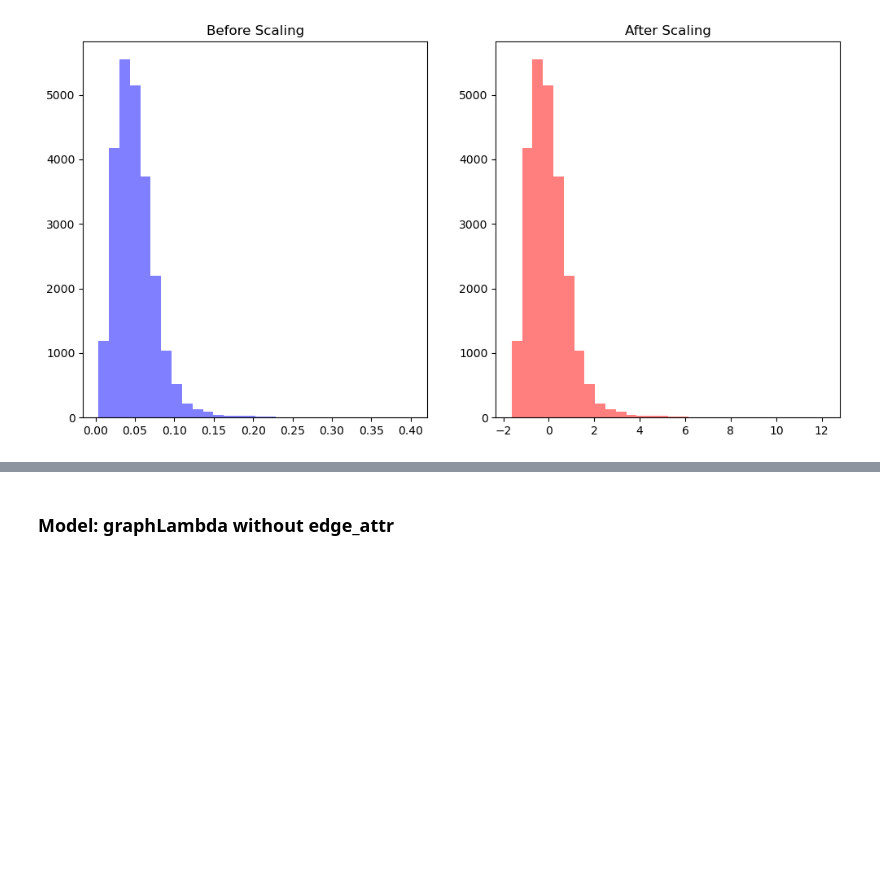
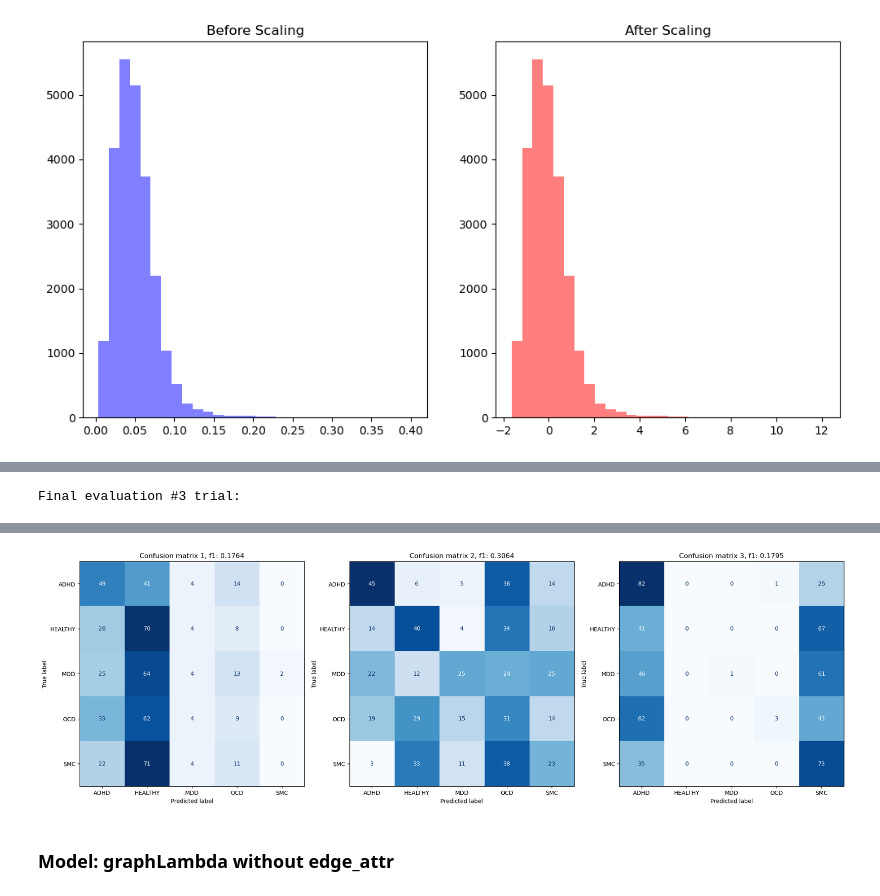
Before and after one commit to TSmolders/Internship_EEG, a Jupyter notebook: 7c_gcn_multiclass_classification.ipynb, the cells around one changed output, grey strips where cells are left out. Saved outputs shown, nothing was run; the diff lists cells and outputs as text; code cells hidden in the pictures; blank space fills up the shorter version.

```diff
--- a/7c_gcn_multiclass_classification.ipynb
+++ b/7c_gcn_multiclass_classification.ipynb
@@ -687,0 +837,78 @@ plt.show()
+# %%
+from lightning.pytorch.tuner import Tuner
+from lightning.pytorch import Trainer
+from lightning.pytorch.callbacks import ModelCheckpoint, TQDMProgressBar, RichProgressBar, ModelSummary
+from lightning.pytorch.callbacks.early_stopping import EarlyStopping
+import logging
+import warnings
+warnings.filterwarnings("ignore", ".*Consider increasing the value of the `num_workers` argument*")
+warnings.filterwarnings("ignore", "Trying to infer the `batch_size` from an ambiguous collection.*")
+torch.set_float32_matmul_precision('high')
+logging.getLogger("lightning.pytorch.utilities.rank_zero").setLevel(logging.WARNING)
+logging.getLogger("lightning.pytorch.accelerators.cuda").setLevel(logging.WARNING)
+
+# create subplots for confusion matrices
+fig, ax = plt.subplots(1, 3, figsize=(24, 16))
+
+# list for storing f1-scores:
+f1_scores = []
+
+# iterate over the 3 best trials during tuning
+for num, trial in enumerate(df_trials_wo_edge_attrs.iterrows()):
+    # retrieve the hyperparameters
+    learning_rate = trial[1]['params_learning_rate']
+    optimizer_name = trial[1]['params_optimizer']
+    dropout = trial[1]['params_dropout']
+    batch_size = trial[1]['params_batch_size']
+
+    # use best parameters from optuna
+    model = GCN(learning_rate=learning_rate, optimizer_name=optimizer_name, dropout=dropout)
+    n_epochs = batch_size * 4
+
+    # Define the data loaders
+    train_loader = DataLoader(X_train, batch_size=batch_size, shuffle=True,
+                                drop_last=True) # , num_workers=0, persistent_workers=True
+    val_loader = DataLoader(X_val, batch_size=len(X_val), shuffle=False,
+                                drop_last=True) # , num_workers=0, persistent_workers=True
+
+
+    checkpoint_callback = ModelCheckpoint(monitor='val_f1',
+                                        mode='max',
+                                        save_top_k=5,
+                                        filename='{epoch}-{train_loss:.2f}-{train_f1:.2f}-{val_loss:.2f}-{val_f1:.2f}',
+                                        )
+
+
+    trainer = Trainer(callbacks=[checkpoint_callback, ModelSummary(max_depth=0)],
+                    accelerator='gpu',
+                    max_epochs=n_epochs,
+                    enable_progress_bar=False,
+                    check_val_every_n_epoch=10,
+                    log_every_n_steps=10,
+                    deterministic=False,
+                    )
+
+    trainer.fit(model, train_loader, val_loader)
+
+    print()
+    print(f'Final evaluation #{num+1} trial:')
+    # get evaluation of best model checkpoint
+    trainer.validate(model, val_loader, ckpt_path='best')
+
+    # compute confusion matrix and classification report with sklearn of best model checkpoint
+    from sklearn.metrics import f1_score, classification_report, confusion_matrix, ConfusionMatrixDisplay
+    y_pred = trainer.predict(model, val_loader, ckpt_path='best')
+    y_pred = np.concatenate(y_pred).flatten()
+    y = Y_val
+
+    class_labels = le.inverse_transform(sorted(np.unique(y)))
+    print('classification report:\n', classification_report(y, y_pred, target_names=class_labels))
+    f1_scores.append(f1_score(y, y_pred, average="macro"))
+
+    # plot confusion matrix
+    conf_matrix = confusion_matrix(y, y_pred)
+    ConfusionMatrixDisplay(conf_matrix, display_labels = class_labels).plot(cmap = 'Blues', values_format = 'd', colorbar=False, ax=ax[num])
+    ax[num].set_title(f'Confusion matrix {num+1}, f1: {f1_score(y, y_pred, average="macro"):.4f}')
+print(f'Mean f1-score 3 best trials: {np.mean(f1_scores):.4f}')
+print(f'STD f1-score 3 best trials: {np.std(f1_scores):.4f}')
+# %% [output]
@@ -687,0 +957 @@ plt.show()
+Final evaluation #3 trial:
@@ -688,3 +979,4 @@ plt.show()
+[figure, added]
 # %% [markdown]
 ### Model: graphLambda without edge_attr
 # %%
```
Also changed, not shown: parts of 20 cells of this notebook, 21 other files.
